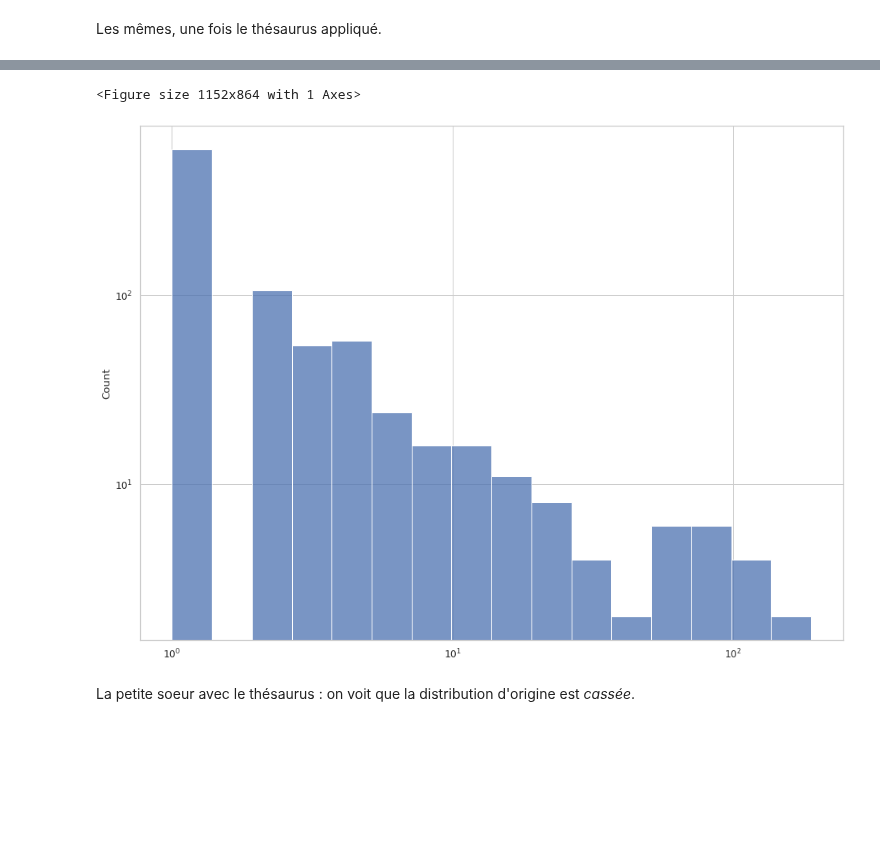
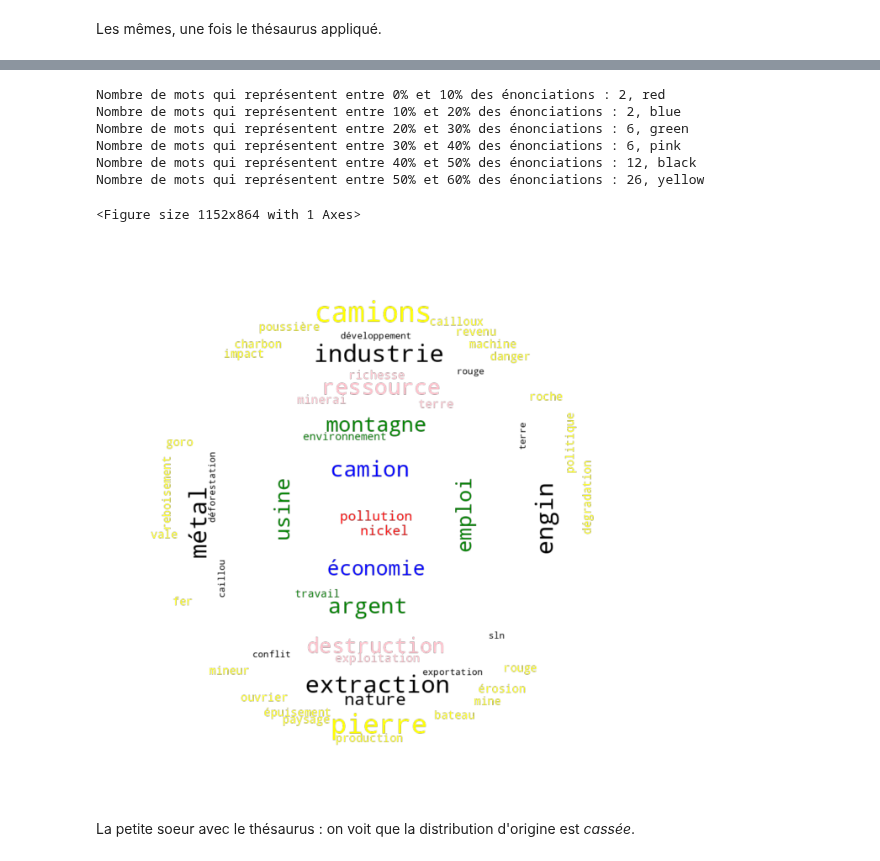
Before and after one commit to romulusFR/cnrt_cartes_cog, a Jupyter notebook: cogmaps_v2/exploration.ipynb, the cells around one changed output, grey strips where cells are left out. Saved outputs shown, nothing was run; the diff lists cells and outputs as text; code cells hidden in the pictures; blank space fills up the shorter version.

```diff
--- a/cogmaps_v2/exploration.ipynb
+++ b/cogmaps_v2/exploration.ipynb
@@ -1056,11 +976,74 @@ Clairement la majorité des mots (plus de 800) ne sont cités qu'une seule fois,
+# %%
+cuts = [100, 60, 50, 40, 30, 20, 10, 0]
+words = {}
+for cut_h, cut_l in pairwise(cuts):
+    # print(cut_l, cut_h)
+    f = df_distribution["% nb énonciations"].between(cut_l, cut_h)
+    # print(df_distribution[f])
+    words[(cut_l, cut_h)] = [w for ws in df_distribution[f]["mots"] for w in ws]
+
+# for th, ws in words.items():
+#     print(f"Nombre de mots qui représentent entre {th[0]}% et {th[1]}% des énonciations : {len(ws)}")
+#     if len(ws) < 50:
+#         print(f"\t{', '.join(ws)}")
+# %%
+# tout sauf le premier, dans l'ordre inverse
+words_lists = list(words.values())[-1:0:-1]
+# words_lists
+sizes = list(pairwise(reversed(cuts)))[:-1:]
+# %%
+# https://medium.com/analytics-vidhya/delightful-figures-in-python-series-word-cloud-c515901798d2
+from wordcloud import WordCloud
+from matplotlib.colors import rgb_to_hsv
+
+cmap = ["red", "blue", "green", "pink", "black", "yellow"]
+
+SIZE = 1024
+
+# base mask
+x, y = np.ogrid[:SIZE, :SIZE]
+distance = (x - SIZE // 2) ** 2 + (y - SIZE // 2) ** 2
+
+plt.axis("off")
+K = 0.7
+for i, (bounds, ws) in enumerate(zip(sizes, words_lists)):
+    low, high = bounds
+
+    mask_outer = distance > (SIZE * (high * K) / 100) ** 2
+    mask_inner = distance < (SIZE * (low * K) / 100) ** 2
+    mask = 255 * (mask_outer | mask_inner).astype(int)
+    the_colour = cmap[i]
+    print(f"Nombre de mots qui représentent entre {low}% et {high}% des énonciations : {len(ws)}, {the_colour}")
+    wc = WordCloud(
+        background_color=None, mode="RGBA", color_func=lambda *args, **kwargs: the_colour, repeat=False, mask=mask
+    )
+    wc.generate(" ".join(ws))
+    plt.imshow(wc, interpolation="bilinear")
+
+
+# mask = 255 * (~mask_inner).astype(int)
+# wc2 = WordCloud(background_color=None, mode="RGBA", repeat=True, mask=mask,  contour_color='steelblue')
+# wc2.generate("inner")
+
+
+# plt.imshow(wc2, interpolation="bilinear")
+
+
+plt.show()
+# %% [output]
+Nombre de mots qui représentent entre 0% et 10% des énonciations : 2, red
+Nombre de mots qui représentent entre 10% et 20% des énonciations : 2, blue
+Nombre de mots qui représentent entre 20% et 30% des énonciations : 6, green
+Nombre de mots qui représentent entre 30% et 40% des énonciations : 6, pink
+Nombre de mots qui représentent entre 40% et 50% des énonciations : 12, black
+Nombre de mots qui représentent entre 50% et 60% des énonciations : 26, yellow
+<Figure size 1152x864 with 1 Axes>
+[figure, added]
 # %%
 # sns.histplot(all_words_mine, bins="doane", log_scale=(False, False))
 # plt.show()
-sns.histplot(all_words_mine, bins="doane", log_scale=(True, True))
-plt.show()
+# sns.histplot(all_words_mine, bins="doane", log_scale=(True, True))
+# plt.show()
-# %% [output]
-<Figure size 1152x864 with 1 Axes>
-[figure, removed]
 # %% [markdown]
 La petite soeur avec le thésaurus : on voit que la distribution d'origine est _cassée_.
 # %%
```
Also changed, not shown: parts of 33 cells of this notebook.
